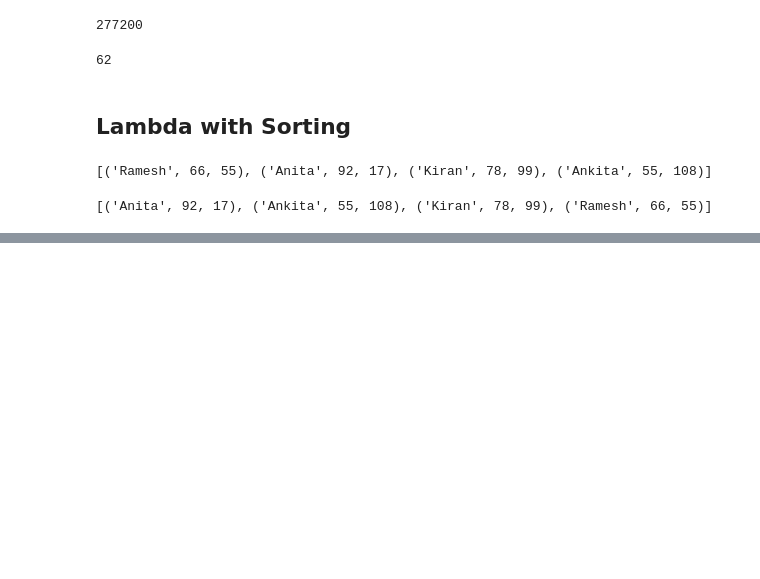
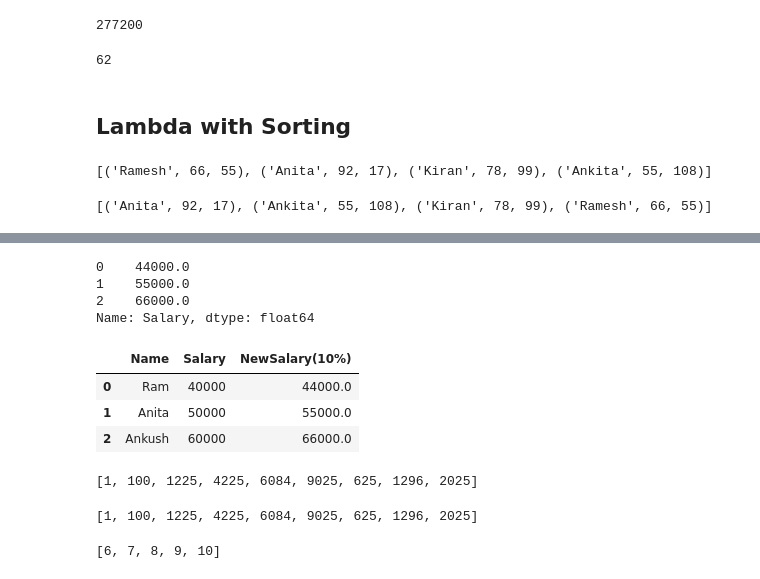
Before and after one commit to sharmaRoushan-Official/python2036, a Jupyter notebook: 15.Lambda.ipynb, the cells around one changed output, grey strips where cells are left out. Cells and saved outputs as stored; diff of their text form; code cells hidden in the pictures; blank space fills up the shorter version.

```diff
--- a/15.Lambda.ipynb
+++ b/15.Lambda.ipynb
@@ -319,0 +466,16 @@ sorted(students, key= lambda x:x[0])
+# %%
+df3 = df3["Salary"].apply(lambda a:a+((a*10)/100))
+df3
+# %% [output]
+0    44000.0
+1    55000.0
+2    66000.0
+Name: Salary, dtype: float64
+# %%
+df3["NewSalary(10%)"] = df3["Salary"].apply(lambda x:x+((x*10)/100))
+df3
+# %% [output]
+|  | Name | Salary | NewSalary(10%) |
+| 0 | Ram | 40000 | 44000.0 |
+| 1 | Anita | 50000 | 55000.0 |
+| 2 | Ankush | 60000 | 66000.0 |
@@ -319,0 +495,8 @@ sorted(students, key= lambda x:x[0])
+# %%
+list(map(sqrNum,listNum))
+# %% [output]
+[1, 100, 1225, 4225, 6084, 9025, 625, 1296, 2025]
+# %%
+list(map(lambda a:a**2, listNum))
+# %% [output]
+[1, 100, 1225, 4225, 6084, 9025, 625, 1296, 2025]
@@ -319,0 +511,4 @@ sorted(students, key= lambda x:x[0])
+# %%
+list(map(addNum,nums))
+# %% [output]
+[6, 7, 8, 9, 10]
```
Also changed, not shown: parts of 31 cells of this notebook.
